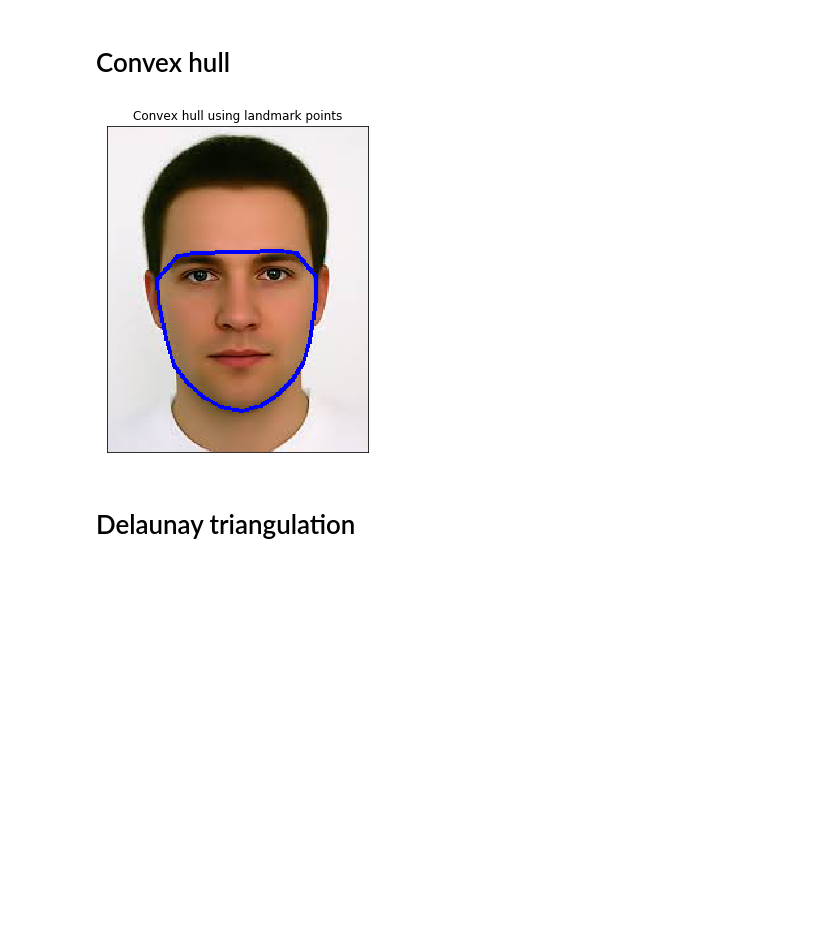
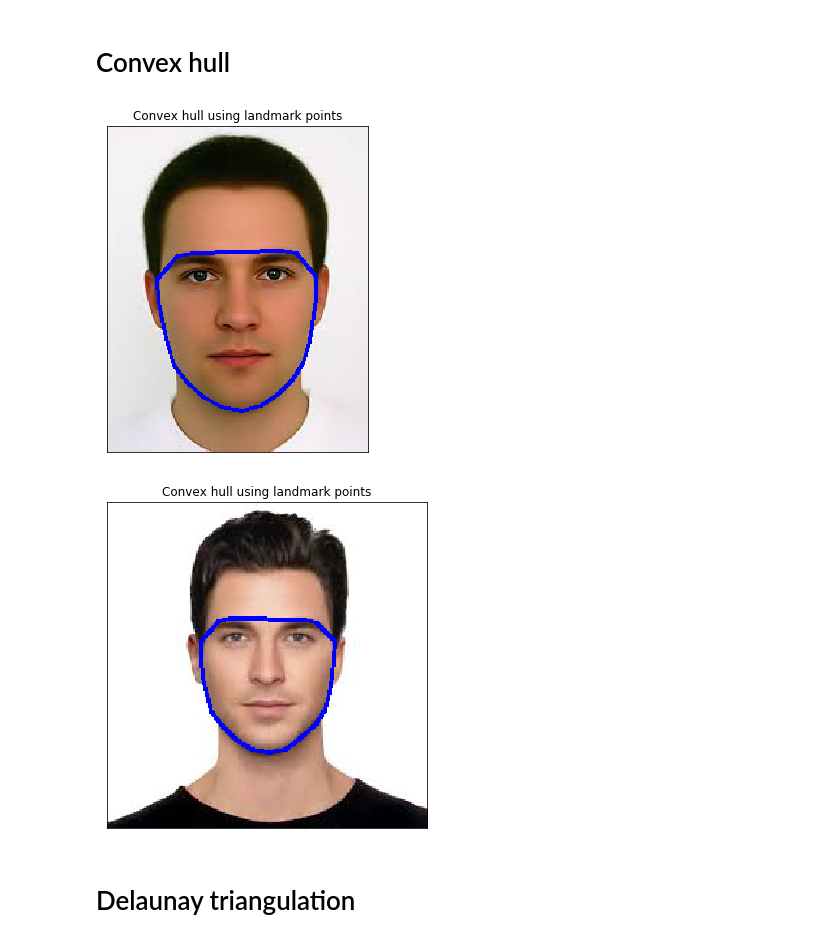
Before and after one commit to betogaona7/hairstyle, a Jupyter notebook: FS-Warping-Technique/Image-warping.ipynb, the cells around one changed output. Drawn from its saved outputs; the diff is of its cells as text; code cells hidden in the pictures; blank space fills up the shorter version.

```diff
--- a/FS-Warping-Technique/Image-warping.ipynb
+++ b/FS-Warping-Technique/Image-warping.ipynb
@@ -49,25 +55,27 @@ show_facial_landmarks(landmarks, image_path)
 # %%
 def get_convex_hull(points):
     return cv2.convexHull(points)
 
 def draw_convex_hull(points, image_path):
     img = cv2.imread(image_path)
     img = cv2.cvtColor(img, cv2.COLOR_BGR2RGB)
 
     filler = get_convex_hull(points)
     cv2.drawContours(img, [filler], -1, (0,0,255), 2)
     fig = plt.figure(figsize=(6, 6,))
     ax1 = fig.add_subplot(111)
     ax1.set_xticks([])
     ax1.set_yticks([])
 
     ax1.set_title('Convex hull using landmark points')
     ax1.imshow(img)
     return None
 
-draw_convex_hull(landmarks, image_path)
+draw_convex_hull(source_landmarks, source_img)
+draw_convex_hull(target_landmarks, target_img)
 # %% [output]
 [figure]
+[figure, added]
 # %% [markdown]
 # Delaunay triangulation
 # %%
```
Also changed, not shown: parts of 4 cells of this notebook.
